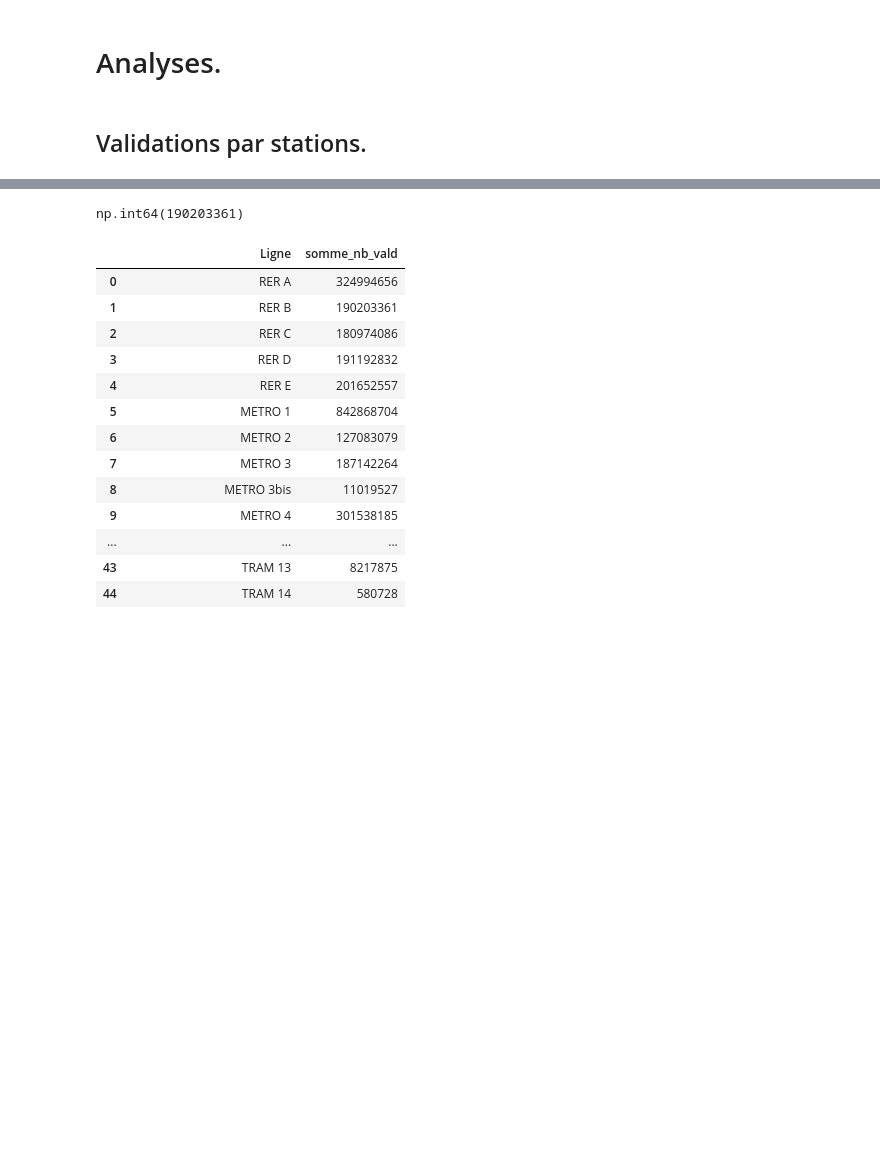
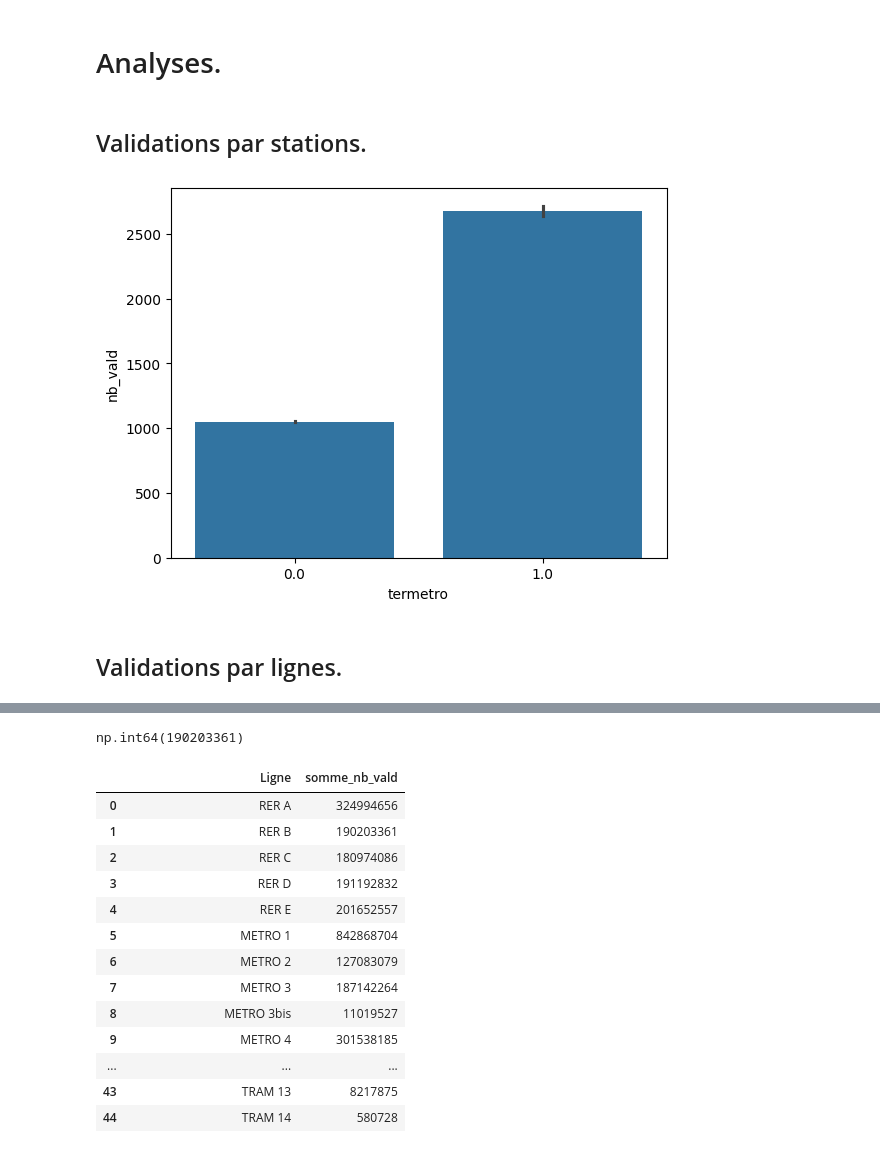
Before and after one commit to m1111111ke/idfm, a Jupyter notebook: notebooks/2_idfm_analyses.ipynb, the cells around one changed output, grey strips where cells are left out. Saved outputs shown, nothing was run; the diff lists cells and outputs as text; code cells hidden in the pictures; blank space fills up the shorter version.

```diff
--- a/notebooks/2_idfm_analyses.ipynb
+++ b/notebooks/2_idfm_analyses.ipynb
@@ -55,6 +55,16 @@ memory usage: 389.4+ MB
 # Analyses.
 # %% [markdown]
 ## Validations par stations.
+# %%
+# TEST: nombre ou somme ?
+
+plt.figure()
+
+sns.barplot(df, y="nb_vald", x="termetro")
+
+plt.show()
+# %% [output]
+[figure, added]
 # %%
 #fig = px.scatter_map(
 #    df,
@@ -73,3 +91,5 @@ memory usage: 389.4+ MB
+# %% [markdown]
+## Validations par lignes.
 # %%
 # Exemple filtrage des stations par lignes pour analyse.
 df[df["res_com"].str.contains("RER B", na=False)].head()
```
Also changed, not shown: parts of 5 cells of this notebook.
